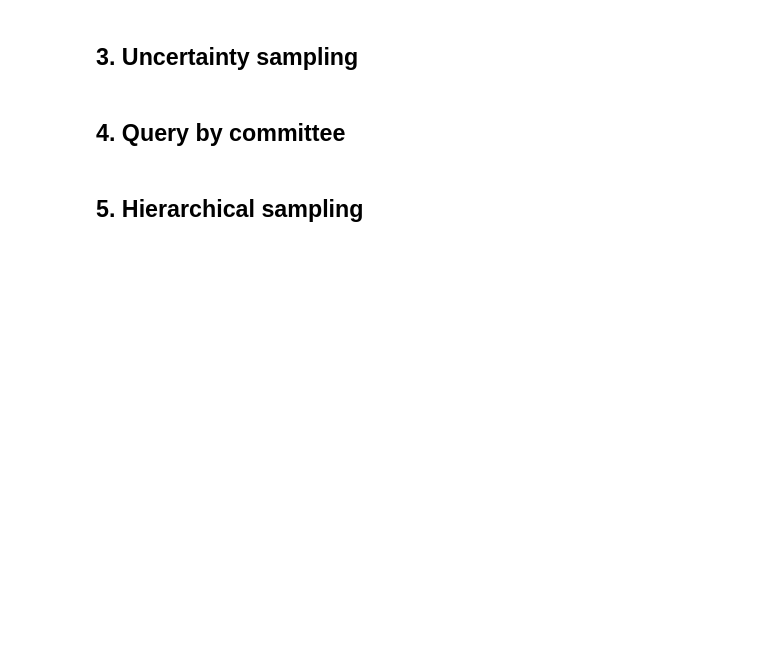
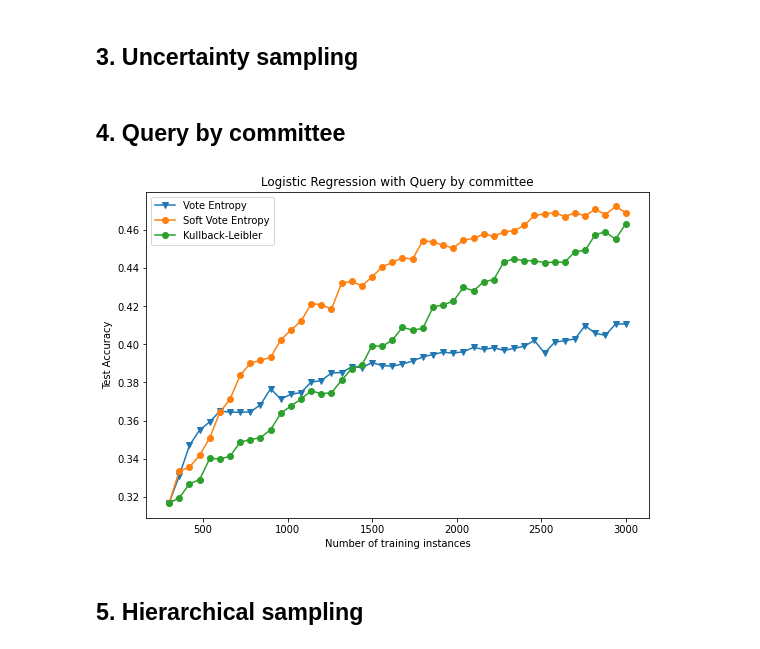
Before and after one commit to echoid/Active-Learning-Implementation, a Jupyter notebook: dataset/project2.ipynb, the cells around one changed output. Drawn from its saved outputs; the diff is of its cells as text; code cells hidden in the pictures; blank space fills up the shorter version.

```diff
--- a/dataset/project2.ipynb
+++ b/dataset/project2.ipynb
@@ -270,3 +258,0 @@ def query_by_committee_KL(X, model, **args):
-# %%
-def train_committee(X, y, **args):
-    pass
@@ -272,0 +306,14 @@ def train_committee(X, y, **args):
+# %%
+def train_committee(X, y,ensemble_size = 2, **args):
+
+    random.seed(1)
+    index = range(len(X))
+
+    bagging_models = []
+    for i in range(ensemble_size):
+        bootstrap_index = random.choices(index, k = len(X))
+        bagging_models.append(train_logistic_regression(X[bootstrap_index],y[bootstrap_index],**args))
+
+    lr_model = train_logistic_regression(X, y,**args)
+
+    return [bagging_models,lr_model]
@@ -273,3 +340,31 @@ def train_committee(X, y, **args):
+# %%
+models_kl = pool_based_active_learning(X_pool, y_pool, seed_set,
+                                 train_committee,
+                                 query_by_committee_KL,
+                                 max_size, batch, max_iter = 100)
+# %%
+#accuracy_ve = [evaluate_logistic_regression_accuracy(X_test,y_test,model[0]) for model in models_ve]
+#accuracy_sve = [evaluate_logistic_regression_accuracy(X_test,y_test,model[0]) for model in models_sve]
+accuracy_kl = [evaluate_logistic_regression_accuracy(X_test,y_test,model[0]) for model in models_kl]
+
+#samples = [model[1] for model in models_ve]
+# %%
+fig = plt.figure(figsize = (9,6))
+ax = fig.add_subplot(111)
+
+ax.plot(samples,accuracy_ve,"v-",label = "Vote Entropy")
+ax.plot(samples,accuracy_sve,"o-",label = "Soft Vote Entropy")
+ax.plot(samples,accuracy_kl,"o-",label = "Kullback-Leibler")
+
+
+ax.set_ylabel('Test Accuracy')
+ax.set_xlabel('Number of training instances')
+plt.title("Logistic Regression with Query by committee")
+plt.legend()
+
+plt.show()
+# %% [output]
+[figure, added]
 # %%
 ## your code here for training, evaluation, and plotting code
 # %% [markdown]
```
Also changed, not shown: parts of 27 cells of this notebook.
